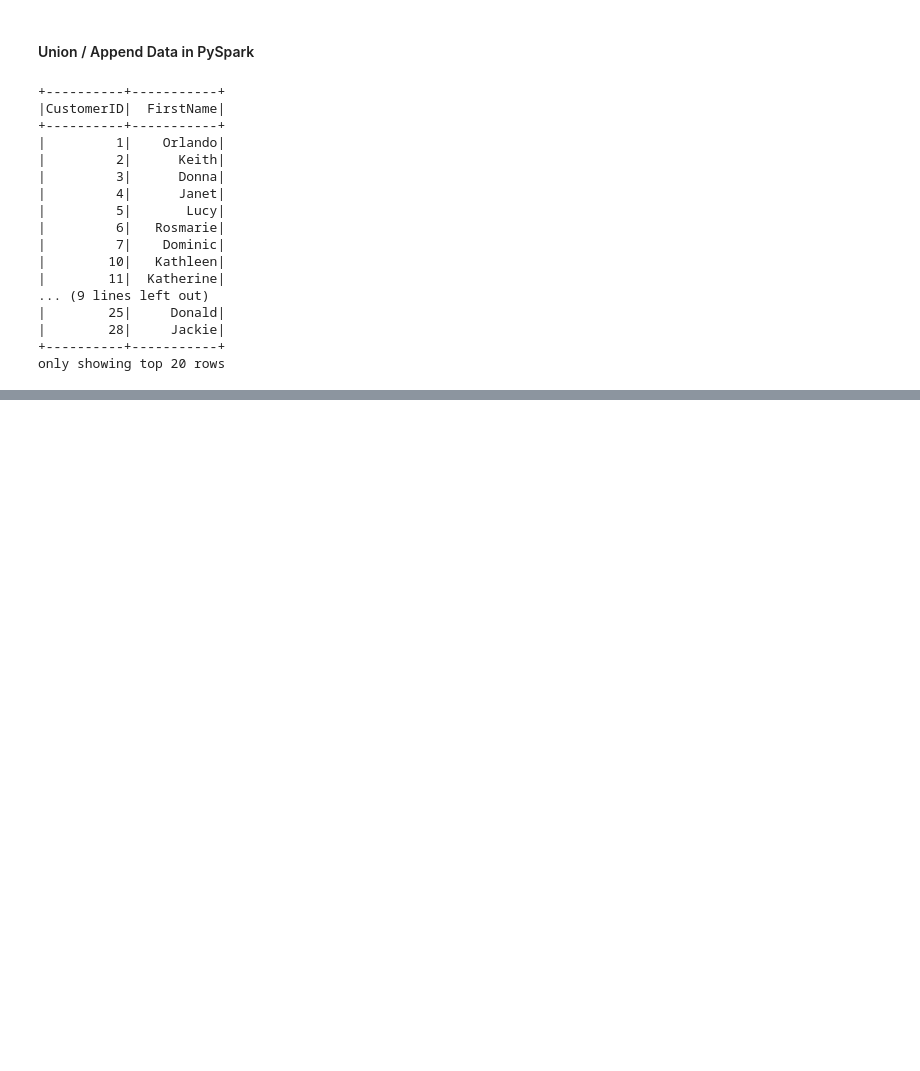
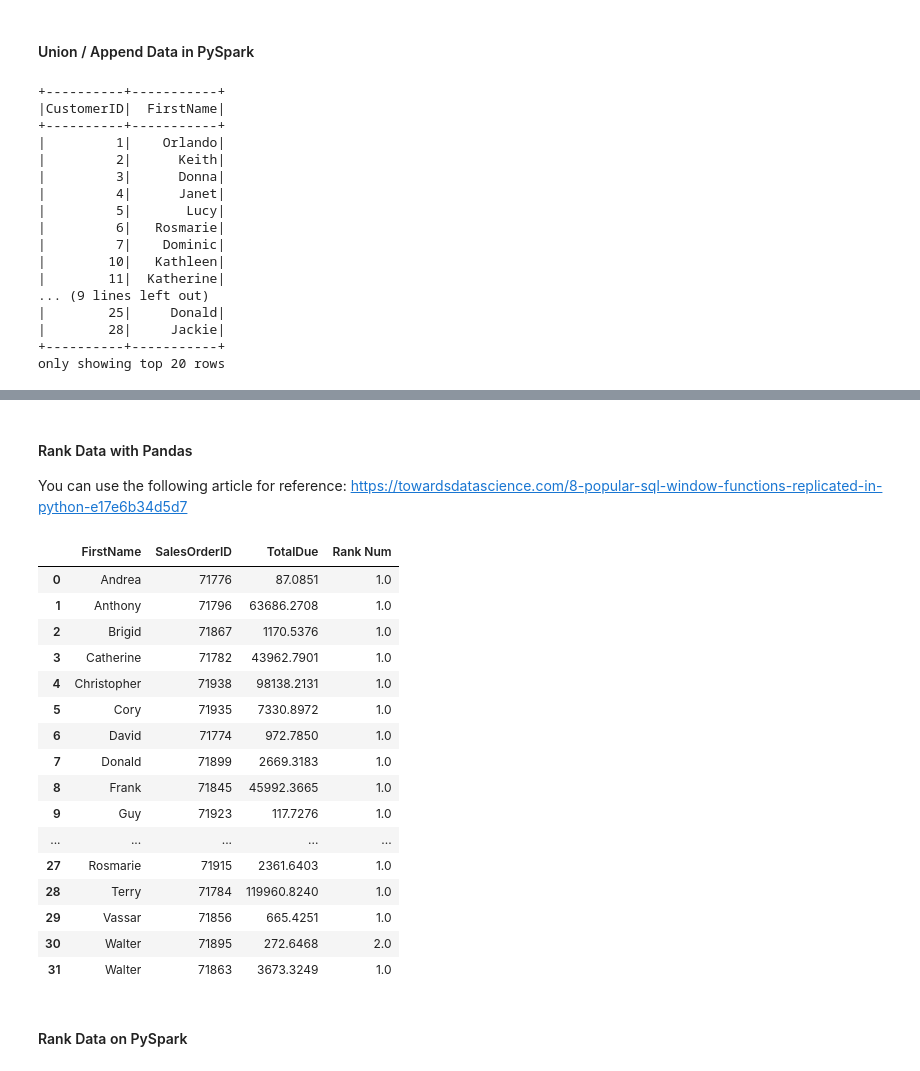
Before and after one commit to alonsoaca/pandas-spark-sql, a Jupyter notebook: aw_pandas_demo.ipynb, the cells around one changed output, grey strips where cells are left out. Saved outputs shown, nothing was run; the diff lists cells and outputs as text; code cells hidden in the pictures; blank space fills up the shorter version.

```diff
--- a/aw_pandas_demo.ipynb
+++ b/aw_pandas_demo.ipynb
@@ -375,0 +517,32 @@ only showing top 20 rows
+# %% [markdown]
+#### Rank Data with Pandas
+
+You can use the following article for reference: https://towardsdatascience.com/8-popular-sql-window-functions-replicated-in-python-e17e6b34d5d7
+# %%
+df_customer_sales_pandas["Rank Num"] = df_customer_sales_pandas.groupby("FirstName")["TotalDue"].rank(ascending=False)
+
+df_customer_sales_pandas.sort_values(by= ['FirstName','TotalDue'], inplace = True)
+
+df_customer_sales_pandas = df_customer_sales_pandas.reset_index(drop = True)
+
+df_customer_sales_pandas[["FirstName","SalesOrderID","TotalDue","Rank Num"]]
+# %% [output]
+|  | FirstName | SalesOrderID | TotalDue | Rank Num |
+| 0 | Andrea | 71776 | 87.0851 | 1.0 |
+| 1 | Anthony | 71796 | 63686.2708 | 1.0 |
+| 2 | Brigid | 71867 | 1170.5376 | 1.0 |
+| 3 | Catherine | 71782 | 43962.7901 | 1.0 |
+| 4 | Christopher | 71938 | 98138.2131 | 1.0 |
+| 5 | Cory | 71935 | 7330.8972 | 1.0 |
+| 6 | David | 71774 | 972.7850 | 1.0 |
+| 7 | Donald | 71899 | 2669.3183 | 1.0 |
+| 8 | Frank | 71845 | 45992.3665 | 1.0 |
+| 9 | Guy | 71923 | 117.7276 | 1.0 |
+| ... | ... | ... | ... | ... |
+| 27 | Rosmarie | 71915 | 2361.6403 | 1.0 |
+| 28 | Terry | 71784 | 119960.8240 | 1.0 |
+| 29 | Vassar | 71856 | 665.4251 | 1.0 |
+| 30 | Walter | 71895 | 272.6468 | 2.0 |
+| 31 | Walter | 71863 | 3673.3249 | 1.0 |
+# %% [markdown]
+#### Rank Data on PySpark
```
Also changed, not shown: parts of 25 cells of this notebook, 1 other file.
